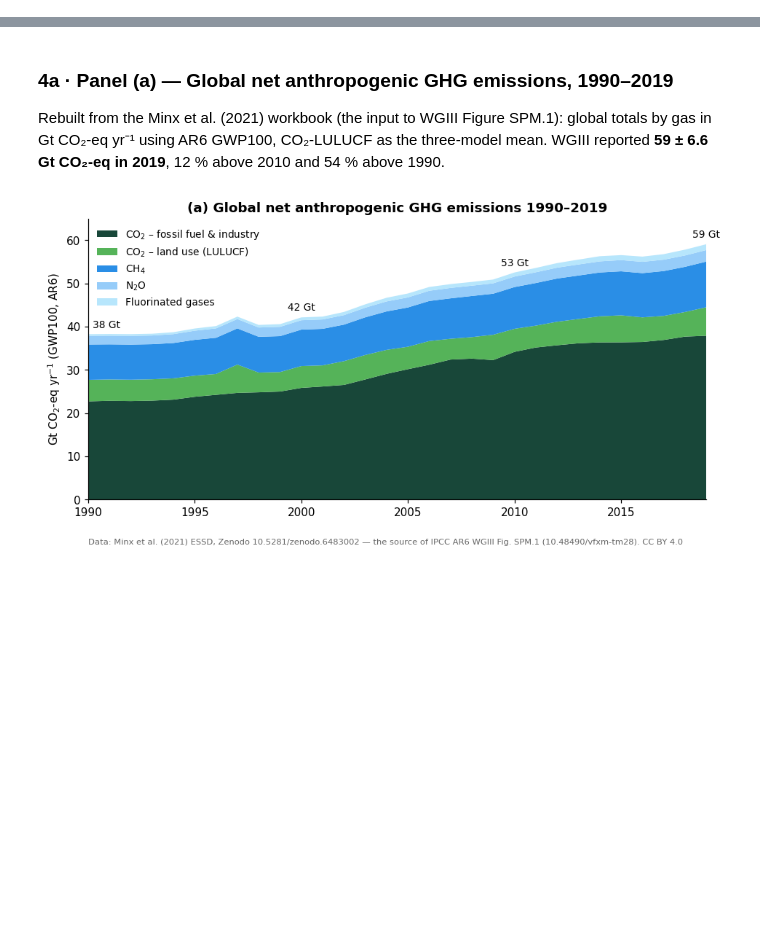
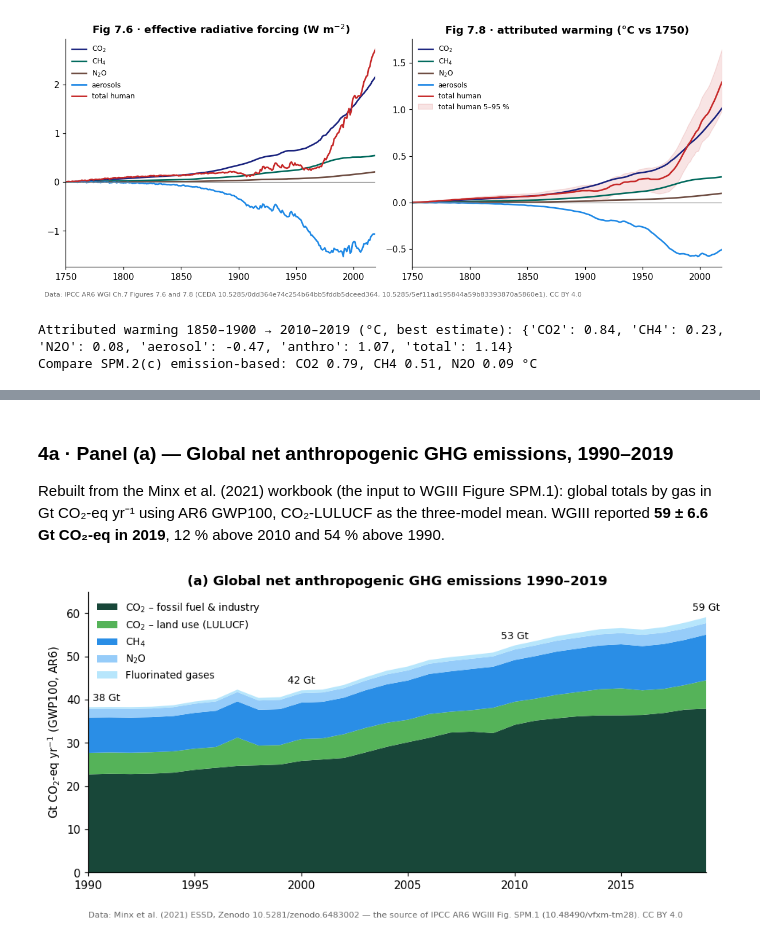
Before and after one commit to IPCC-Expert-Activity-7th-AR/ar6-syr-fig2-1-data-story, a Jupyter notebook: ar6_syr_fig2_1_data_story.ipynb, the cells around one changed output, grey strips where cells are left out. Saved outputs shown, nothing was run; the diff lists cells and outputs as text; code cells hidden in the pictures; blank space fills up the shorter version.

```diff
--- a/ar6_syr_fig2_1_data_story.ipynb
+++ b/ar6_syr_fig2_1_data_story.ipynb
@@ -108,0 +267,28 @@ The *code* that turned inputs into these numbers is public: WGI figure repositor
+# %%
+erf = read_csv("data/intermediate/wgi_ch7_fig7_6/AR6_ERF_1750-2019.csv", index_col="year")
+att = read_csv("data/intermediate/wgi_ch7_fig7_8/fig7.8.csv", index_col="year")
+
+agents = [("co2", "CO2", "CO$_2$", "#1a237e"), ("ch4", "CH4", "CH$_4$", "#00695c"), ("n2o", "N2O", "N$_2$O", "#6d4c41"),
+          ("aerosol", "aerosol", "aerosols", "#1e88e5"), ("total_anthropogenic", "anthro", "total human", "#c62828")]
+
+fig, (ax1, ax2) = plt.subplots(1, 2, figsize=(11, 4.4))
+for ecol, acol, label, colr in agents:
+    ax1.plot(erf.index, erf[ecol], color=colr, lw=1.8, label=label)
+    ax2.plot(att.index, att[f"{acol}_best"], color=colr, lw=1.8, label=label)
+ax2.fill_between(att.index, att["anthro_p05"], att["anthro_p95"], color="#c62828", alpha=0.12, label="total human 5–95 %")
+for ax in (ax1, ax2):
+    ax.axhline(0, color="0.5", lw=0.8); ax.set_xlim(1750, 2019); ax.legend(frameon=False, fontsize=8, loc="upper left")
+ax1.set_title("Fig 7.6 · effective radiative forcing (W m$^{-2}$)")
+ax2.set_title("Fig 7.8 · attributed warming (°C vs 1750)")
+fig.text(0.01, -0.02, "Data: IPCC AR6 WGI Ch.7 Figures 7.6 and 7.8 (CEDA 10.5285/0dd364e74c254b64bb5fddb5dceed364, 10.5285/5ef11ad195844a59b83393870a5860e1). CC BY 4.0",
+         fontsize=7.5, color="0.4")
+plt.tight_layout(); plt.show()
+
+a1019 = att.loc[2010:2019].mean() - att.loc[1850:1900].mean()
+print("Attributed warming 1850–1900 → 2010–2019 (°C, best estimate):",
+      {k: round(float(a1019[f"{k}_best"]), 2) for k in ["CO2", "CH4", "N2O", "aerosol", "anthro", "total"]})
+print("Compare SPM.2(c) emission-based: CO2 0.79, CH4 0.51, N2O 0.09 °C")
+# %% [output]
+[figure, added]
+Attributed warming 1850–1900 → 2010–2019 (°C, best estimate): {'CO2': 0.84, 'CH4': 0.23, 'N2O': 0.08, 'aerosol': -0.47, 'anthro': 1.07, 'total': 1.14}
+Compare SPM.2(c) emission-based: CO2 0.79, CH4 0.51, N2O 0.09 °C
```
Also changed, not shown: parts of 29 cells of this notebook, 34 other files.
